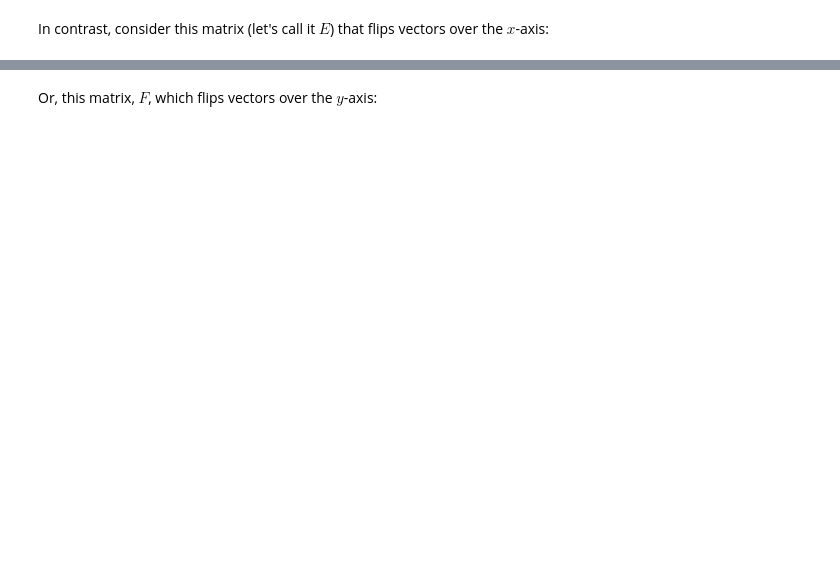
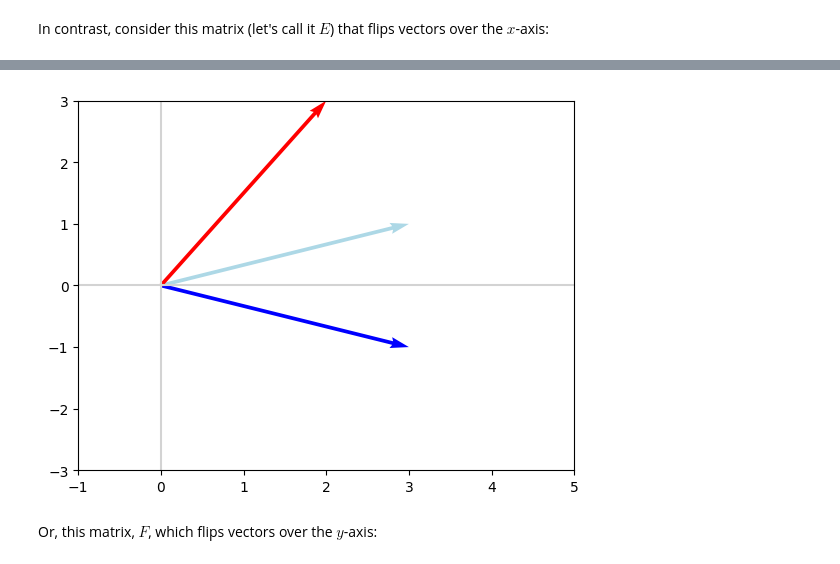
Before and after one commit to Arnellou/ML-foundations-JohnKrohn-OREILLY-course-notebooks, a Jupyter notebook: notebooks/2-linear-algebra-ii.ipynb, the cells around one changed output, grey strips where cells are left out. Saved outputs shown, nothing was run; the diff lists cells and outputs as text; code cells hidden in the pictures; blank space fills up the shorter version.

```diff
--- a/notebooks/2-linear-algebra-ii.ipynb
+++ b/notebooks/2-linear-algebra-ii.ipynb
@@ -272,3 +293,10 @@ _ = plt.ylim(-3, 3)
+# %%
+# It is even possible to represent more than 3 vectors on a same axis
+plot_vectors([v, Ev , np.array([2,3])], ['lightblue', 'blue' , 'red'])
+plt.xlim(-1, 5)
+_ = plt.ylim(-3, 3)
+# %% [output]
+[figure, added]
 # %% [markdown]
 Or, this matrix, $F$, which flips vectors over the $y$-axis:
 # %%
```
Also changed, not shown: parts of 22 cells of this notebook.
